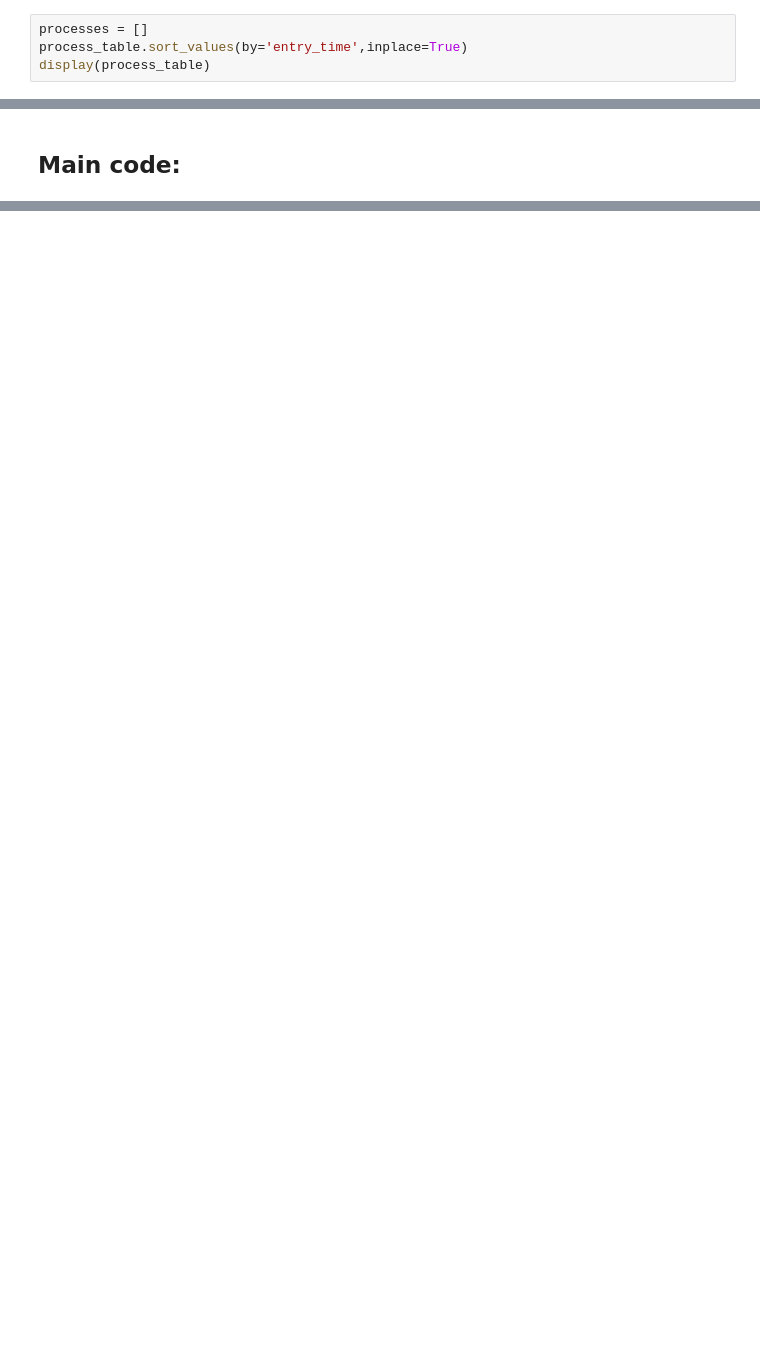
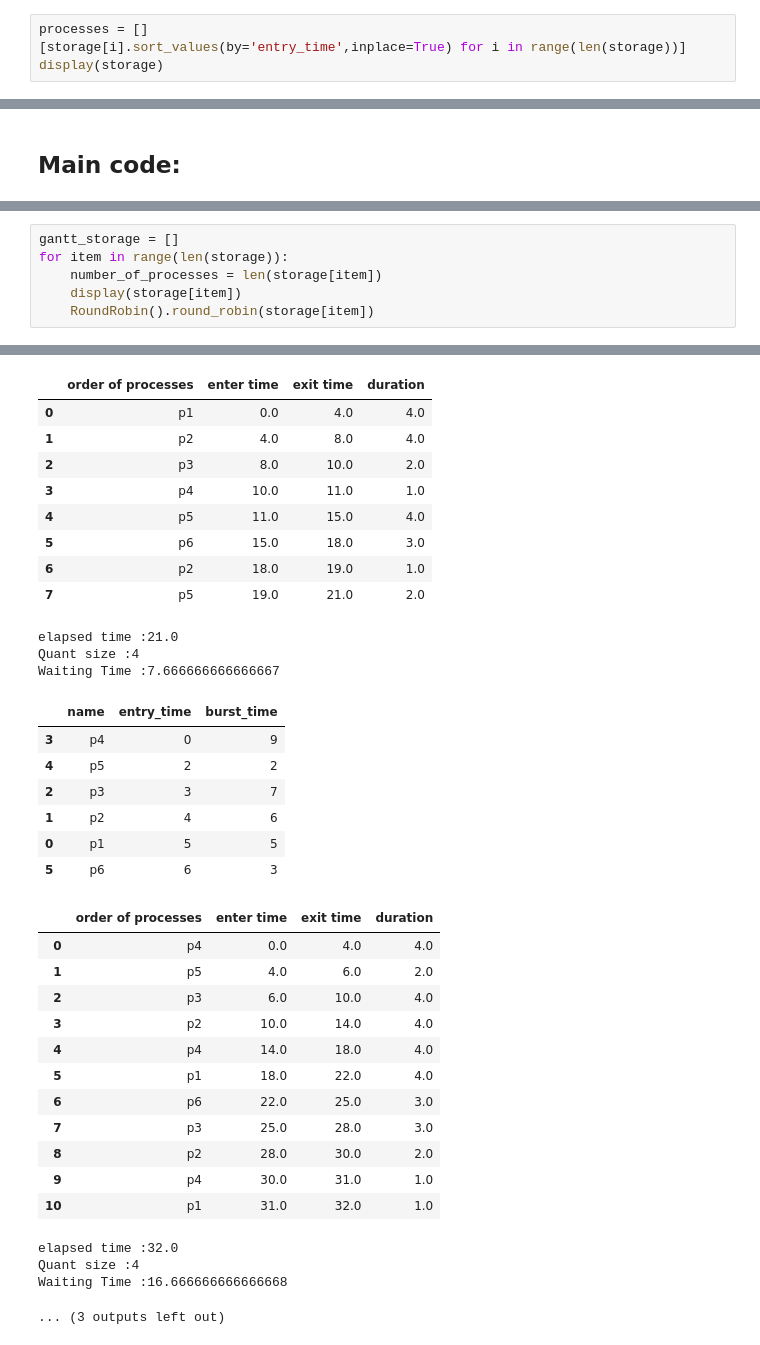
Before and after one commit to benymaxparsa/Round-robin-scheduling, a Jupyter notebook: RoundRobin.ipynb, the cells around one changed output, grey strips where cells are left out. Drawn from its saved outputs; the diff is of its cells as text; blank space fills up the shorter version.

```diff
--- a/RoundRobin.ipynb
+++ b/RoundRobin.ipynb
@@ -93,5 +93,5 @@ if option == 2:
 # %%
 processes = []
-process_table.sort_values(by='entry_time',inplace=True)
-display(process_table)
+[storage[i].sort_values(by='entry_time',inplace=True) for i in range(len(storage))]
+display(storage)
 # %% [output]
@@ -225,0 +192,7 @@ gantt_chart.plot.bar(y="duration", figsize=(6,6))
+# %%
+gantt_storage = []
+for item in range(len(storage)):
+    number_of_processes = len(storage[item])
+    display(storage[item])
+    RoundRobin().round_robin(storage[item])
+# %% [output]
@@ -225,0 +241,35 @@ gantt_chart.plot.bar(y="duration", figsize=(6,6))
+|  | order of processes | enter time | exit time | duration |
+| 0 | p1 | 0.0 | 4.0 | 4.0 |
+| 1 | p2 | 4.0 | 8.0 | 4.0 |
+| 2 | p3 | 8.0 | 10.0 | 2.0 |
+| 3 | p4 | 10.0 | 11.0 | 1.0 |
+| 4 | p5 | 11.0 | 15.0 | 4.0 |
+| 5 | p6 | 15.0 | 18.0 | 3.0 |
+| 6 | p2 | 18.0 | 19.0 | 1.0 |
+| 7 | p5 | 19.0 | 21.0 | 2.0 |
+elapsed time :21.0
+Quant size :4
+Waiting Time :7.666666666666667
+|  | name | entry_time | burst_time |
+| 3 | p4 | 0 | 9 |
+| 4 | p5 | 2 | 2 |
+| 2 | p3 | 3 | 7 |
+| 1 | p2 | 4 | 6 |
+| 0 | p1 | 5 | 5 |
+| 5 | p6 | 6 | 3 |
+|  | order of processes | enter time | exit time | duration |
+| 0 | p4 | 0.0 | 4.0 | 4.0 |
+| 1 | p5 | 4.0 | 6.0 | 2.0 |
+| 2 | p3 | 6.0 | 10.0 | 4.0 |
+| 3 | p2 | 10.0 | 14.0 | 4.0 |
+| 4 | p4 | 14.0 | 18.0 | 4.0 |
+| 5 | p1 | 18.0 | 22.0 | 4.0 |
+| 6 | p6 | 22.0 | 25.0 | 3.0 |
+| 7 | p3 | 25.0 | 28.0 | 3.0 |
+| 8 | p2 | 28.0 | 30.0 | 2.0 |
+| 9 | p4 | 30.0 | 31.0 | 1.0 |
+| 10 | p1 | 31.0 | 32.0 | 1.0 |
+elapsed time :32.0
+Quant size :4
+Waiting Time :16.666666666666668
+... (3 outputs left out)
```
Also changed, not shown: parts of 9 cells of this notebook.
